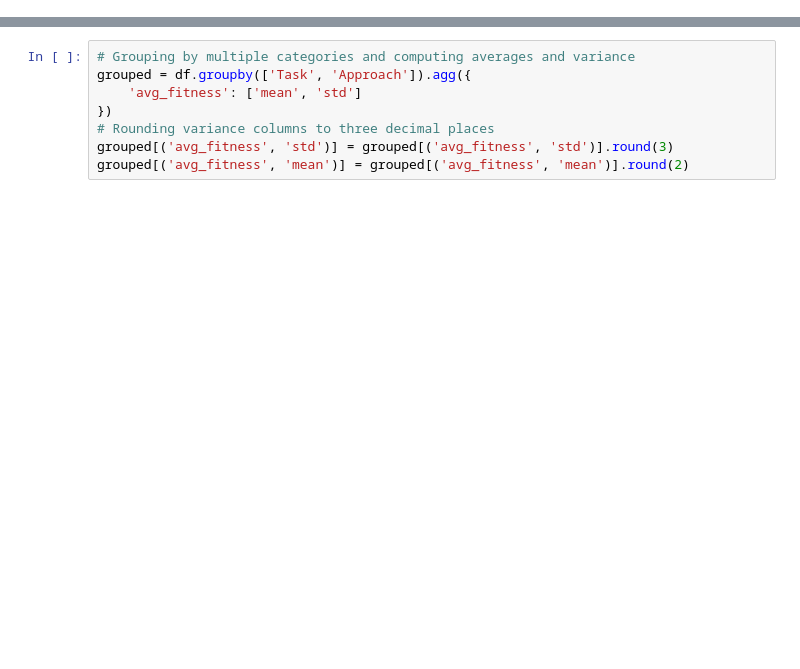
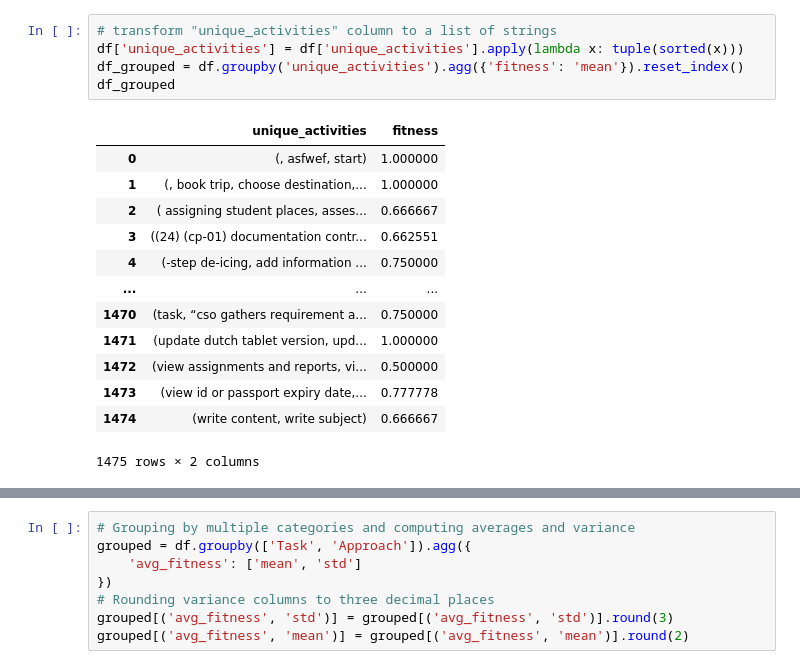
Before and after one commit to a-rebmann/llms4pm, a Jupyter notebook: result_processing_ft_generation.ipynb, the cells around one changed output, grey strips where cells are left out. Saved outputs shown, nothing was run; the diff lists cells and outputs as text; blank space fills up the shorter version.

```diff
--- a/result_processing_ft_generation.ipynb
+++ b/result_processing_ft_generation.ipynb
@@ -144,0 +174,19 @@ df
+# %%
+# transform "unique_activities" column to a list of strings
+df['unique_activities'] = df['unique_activities'].apply(lambda x: tuple(sorted(x)))
+df_grouped = df.groupby('unique_activities').agg({'fitness': 'mean'}).reset_index()
+df_grouped
+# %% [output]
+|  | unique_activities | fitness |
+| 0 | (, asfwef, start) | 1.000000 |
+| 1 | (, book trip, choose destination,... | 1.000000 |
+| 2 | ( assigning student places, asses... | 0.666667 |
+| 3 | ((24) (cp-01) documentation contr... | 0.662551 |
+| 4 | (-step de-icing, add information ... | 0.750000 |
+| ... | ... | ... |
+| 1470 | (task, “cso gathers requirement a... | 0.750000 |
+| 1471 | (update dutch tablet version, upd... | 1.000000 |
+| 1472 | (view assignments and reports, vi... | 0.500000 |
+| 1473 | (view id or passport expiry date,... | 0.777778 |
+| 1474 | (write content, write subject) | 0.666667 |
+1475 rows × 2 columns
```
Also changed, not shown: parts of 11 cells of this notebook, 8 other files.
